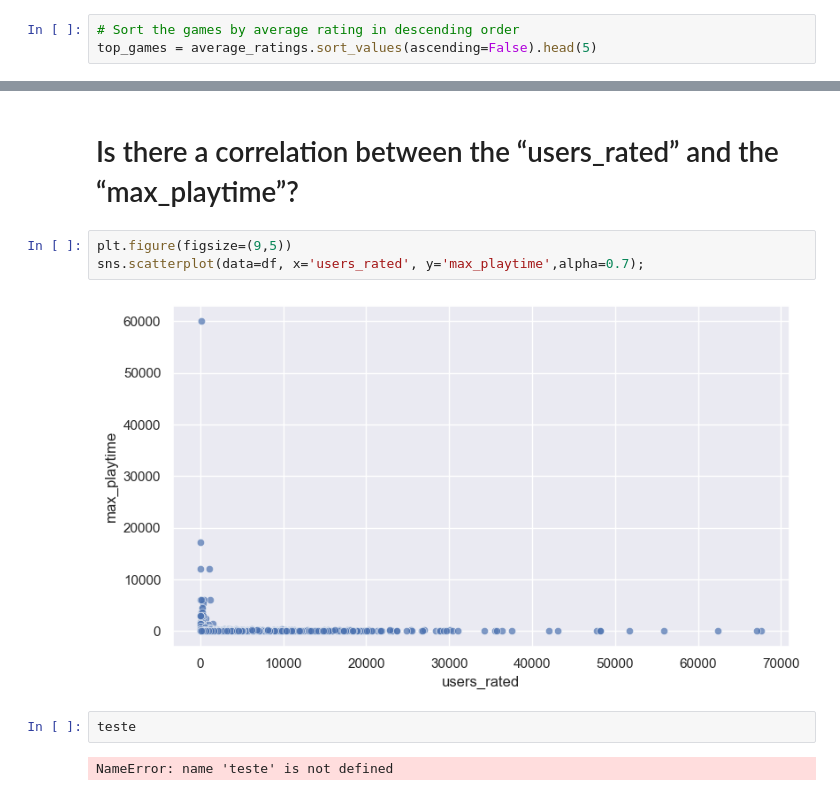
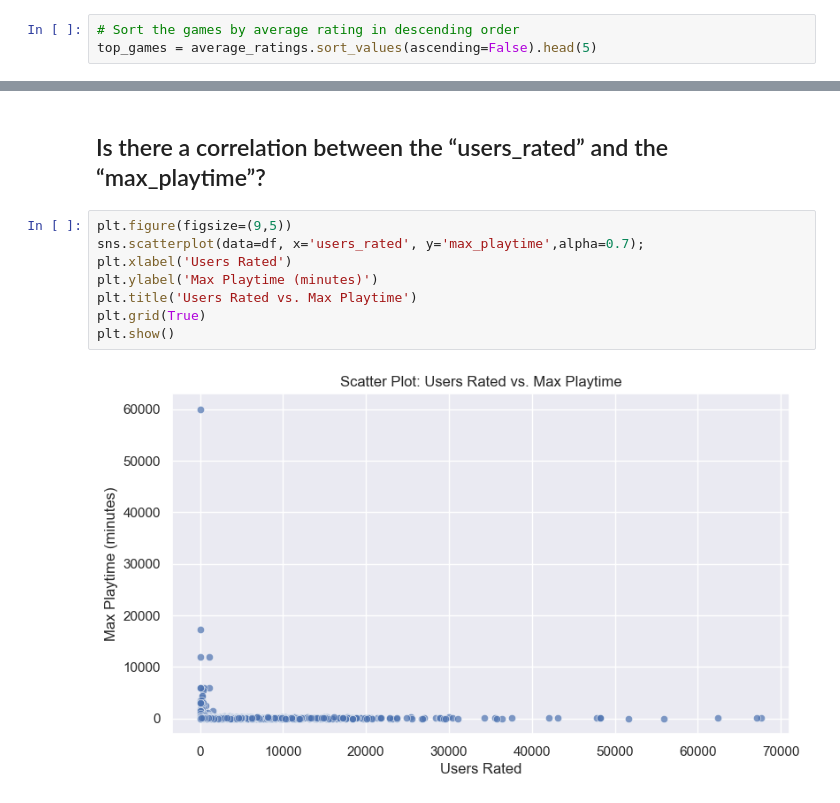
Before and after one commit to laisameno16/Data-Visualisation-Techniques, a Jupyter notebook: LaisAmeno_DVisHDip_CA1.ipynb, the cells around one changed output, grey strips where cells are left out. Saved outputs shown, nothing was run; the diff lists cells and outputs as text.

Commit message:
Update task 2
Added labels on the plot and comments

```diff
--- a/LaisAmeno_DVisHDip_CA1.ipynb
+++ b/LaisAmeno_DVisHDip_CA1.ipynb
@@ -131,11 +135,12 @@ plt.show()
 # %% [markdown]
-# Is there a correlation between the “users_rated” and the “max_playtime”?
+## Is there a correlation between the “users_rated” and the “max_playtime”?
 # %%
 plt.figure(figsize=(9,5))
 sns.scatterplot(data=df, x='users_rated', y='max_playtime',alpha=0.7);
+plt.xlabel('Users Rated')
+plt.ylabel('Max Playtime (minutes)')
+plt.title('Users Rated vs. Max Playtime')
+plt.grid(True)
+plt.show()
 # %% [output]
-[figure, old version]
+[figure, new version]
-# %%
-teste
-# %% [output]
-NameError: name 'teste' is not defined
```
Also changed, not shown: parts of 5 cells of this notebook.
